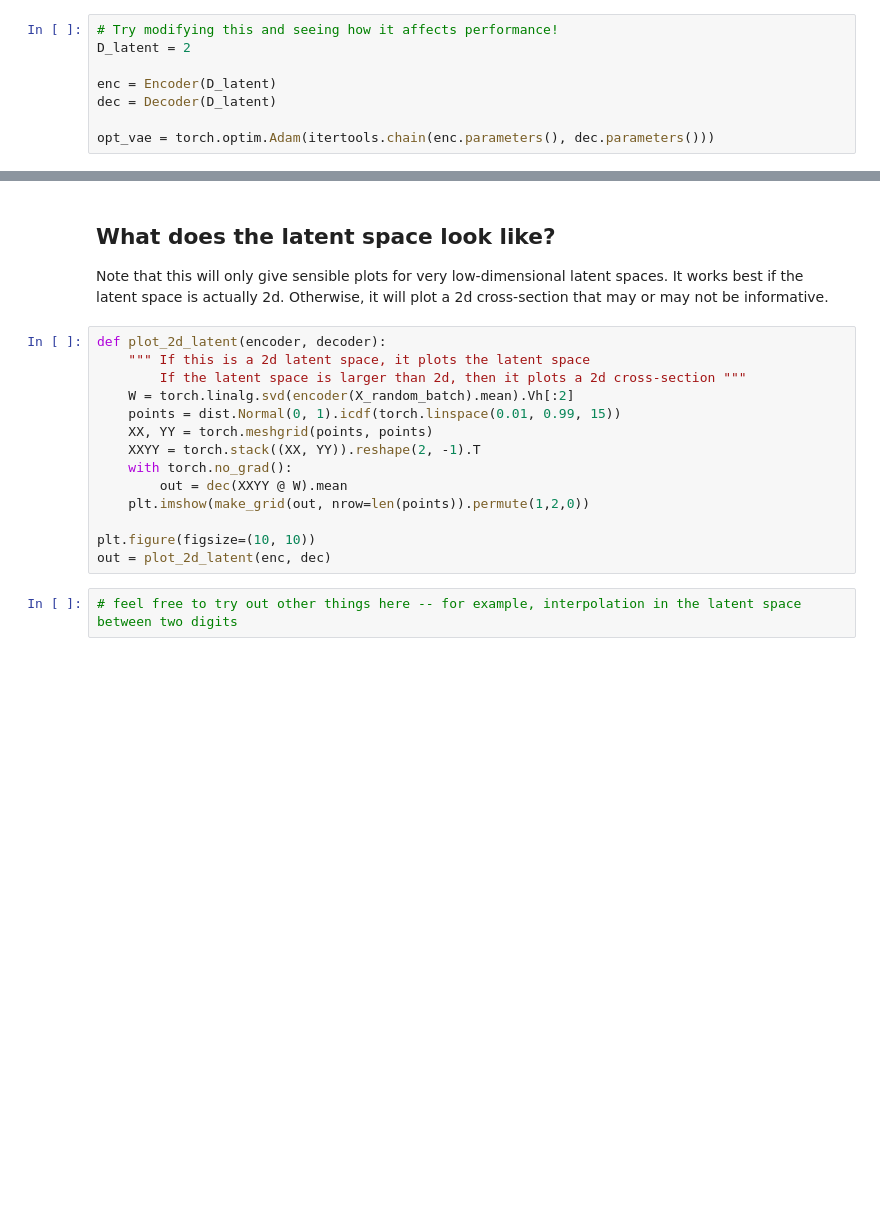
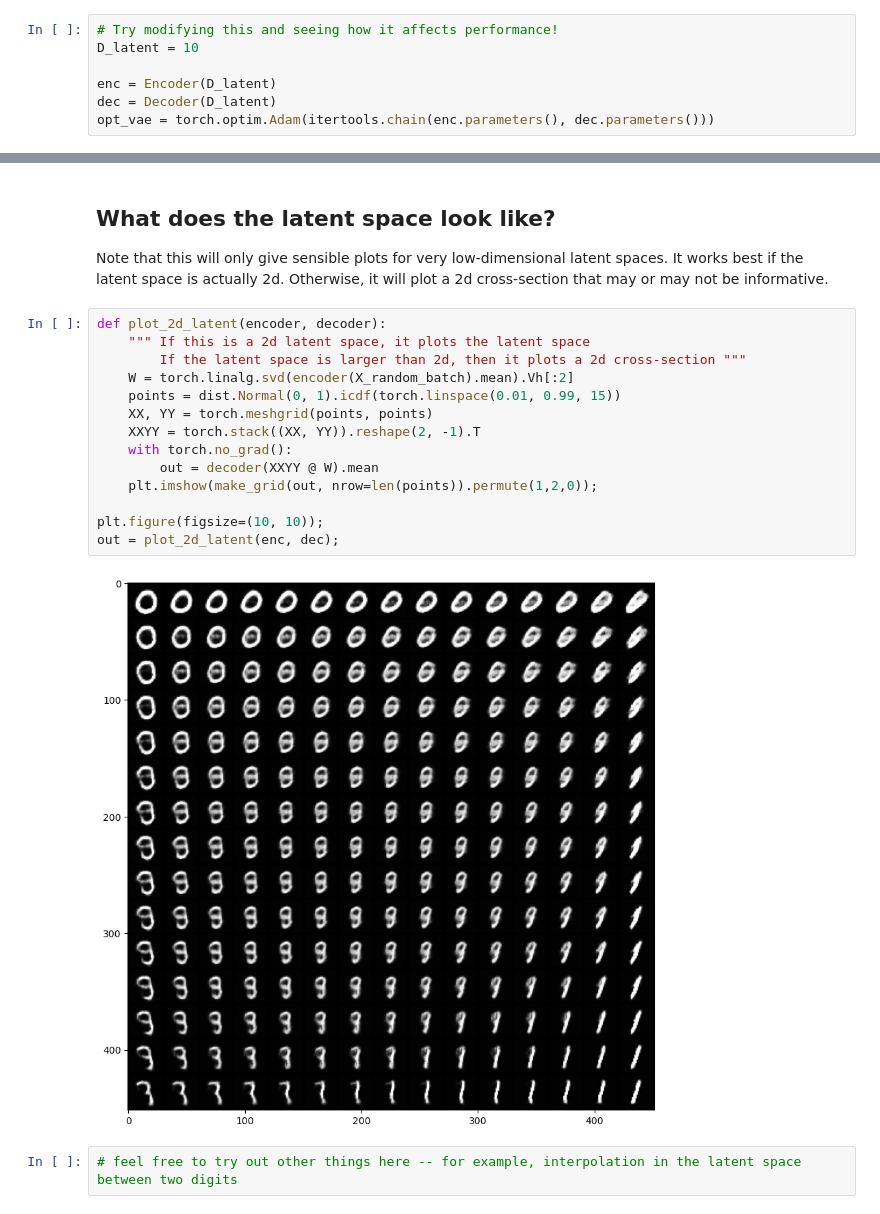
Before and after one commit to eirikbaekkelund/Bayesian_Deep_Learning, a Jupyter notebook: coursework-two/(Part 2) Variational auto-encoder.ipynb, the cells around one changed output, grey strips where cells are left out. Saved outputs shown, nothing was run; the diff lists cells and outputs as text; blank space fills up the shorter version.

```diff
--- a/coursework-two/(Part 2) Variational auto-encoder.ipynb
+++ b/coursework-two/(Part 2) Variational auto-encoder.ipynb
@@ -190,11 +283,10 @@ You can use it to evaluate whether or not your model is working as you might exp
 You should't have to change the two following cells. Feel free to modify them (e.g. for adding debugging information), but be aware that I will test your implementations with substantially similar code. So, your code should be runnable by calling these cells as-is.
 # %%
 # Try modifying this and seeing how it affects performance!
-D_latent = 2
+D_latent = 10
 
 enc = Encoder(D_latent)
 dec = Decoder(D_latent)
-
 opt_vae = torch.optim.Adam(itertools.chain(enc.parameters(), dec.parameters()))
 # %%
 def run_training(N_epochs):
@@ -241,17 +354,19 @@ Note that this will only give sensible plots for very low-dimensional latent spa
 # %%
 def plot_2d_latent(encoder, decoder):
     """ If this is a 2d latent space, it plots the latent space
         If the latent space is larger than 2d, then it plots a 2d cross-section """
     W = torch.linalg.svd(encoder(X_random_batch).mean).Vh[:2]
     points = dist.Normal(0, 1).icdf(torch.linspace(0.01, 0.99, 15))
     XX, YY = torch.meshgrid(points, points)
     XXYY = torch.stack((XX, YY)).reshape(2, -1).T
     with torch.no_grad():
-        out = dec(XXYY @ W).mean
-    plt.imshow(make_grid(out, nrow=len(points)).permute(1,2,0))
+        out = decoder(XXYY @ W).mean
+    plt.imshow(make_grid(out, nrow=len(points)).permute(1,2,0));
 
-plt.figure(figsize=(10, 10))
-out = plot_2d_latent(enc, dec)
+plt.figure(figsize=(10, 10));
+out = plot_2d_latent(enc, dec);
+# %% [output]
+[figure, added]
 # %%
 # feel free to try out other things here -- for example, interpolation in the latent space between two digits
 # %%
```
Also changed, not shown: parts of 11 cells of this notebook, 4 other files.
